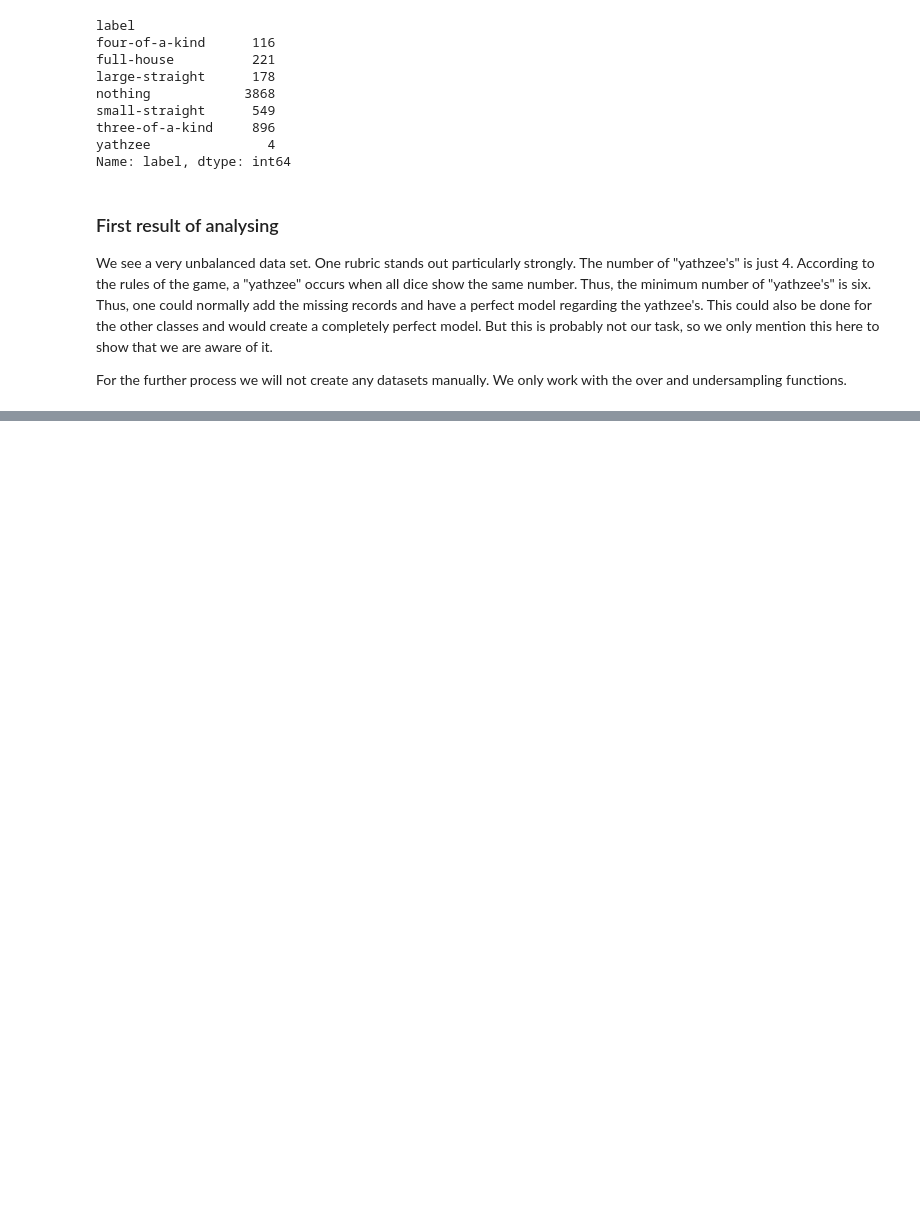
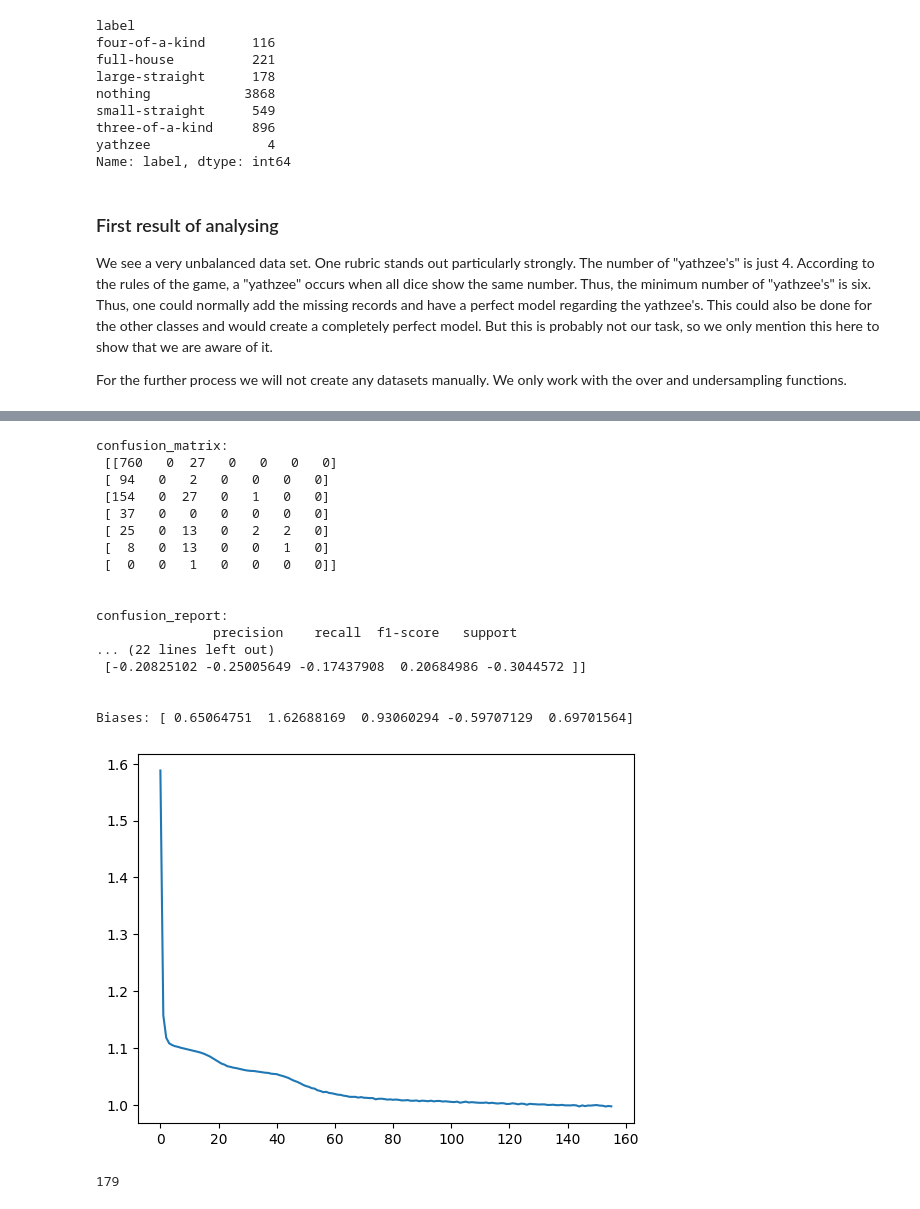
Before and after one commit to alexbejann/frisian-runes-recognition, a Jupyter notebook: MLBD-Assignment2/Part_1_fully_connected_layers.ipynb, the cells around one changed output, grey strips where cells are left out. Cells and saved outputs as stored; diff of their text form; code cells hidden in the pictures; blank space fills up the shorter version.

```diff
--- a/MLBD-Assignment2/Part_1_fully_connected_layers.ipynb
+++ b/MLBD-Assignment2/Part_1_fully_connected_layers.ipynb
@@ -164,0 +239,13 @@ ValueError: Found input variables with inconsistent numbers of samples: [7002, 8
+# %%
+# Varient 2
+# 1 input layer with 5 neurons for the dices
+# 1 hidden layer with 5 neurons
+# 1 hidden layer with 3 neurons
+# 1 output layer with 6 neurons for the classes
+# Activation function is "tanh" and optimizer is "adam"
+
+mlp = MLPClassifier(hidden_layer_sizes=(5,3), activation="tanh", solver="adam", max_iter=350, batch_size=10, verbose=True)
+
+mlp.fit(X_train, y_train)
+
+print("Trainingsresult: %5.3f" % mlp.score(X_train, y_train))
@@ -164,0 +270,27 @@ ValueError: Found input variables with inconsistent numbers of samples: [7002, 8
+# %%
+analyse_my_model(mlp, X_test, y_test)
+# %% [output]
+confusion_matrix:
+ [[760   0  27   0   0   0   0]
+ [ 94   0   2   0   0   0   0]
+ [154   0  27   0   1   0   0]
+ [ 37   0   0   0   0   0   0]
+ [ 25   0  13   0   2   2   0]
+ [  8   0  13   0   0   1   0]
+ [  0   0   1   0   0   0   0]]
+
+
+confusion_report:
+               precision    recall  f1-score   support
+... (22 lines left out)
+ [-0.20825102 -0.25005649 -0.17437908  0.20684986 -0.3044572 ]]
+
+
+Biases: [ 0.65064751  1.62688169  0.93060294 -0.59707129  0.69701564]
+[figure, added]
+# %%
+n_samples = int(round(count.median()))
+
+print(n_samples)
+# %% [output]
+179
```
Also changed, not shown: parts of 15 cells of this notebook.
